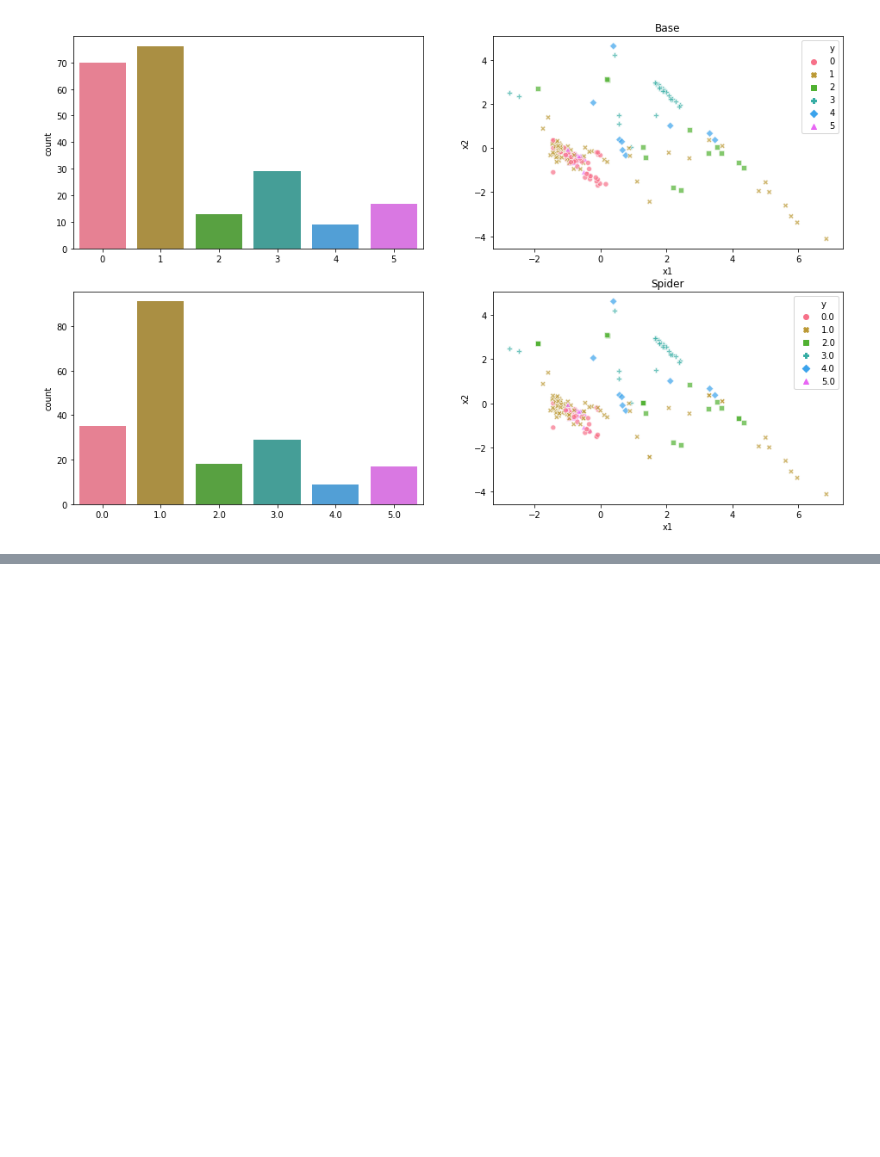
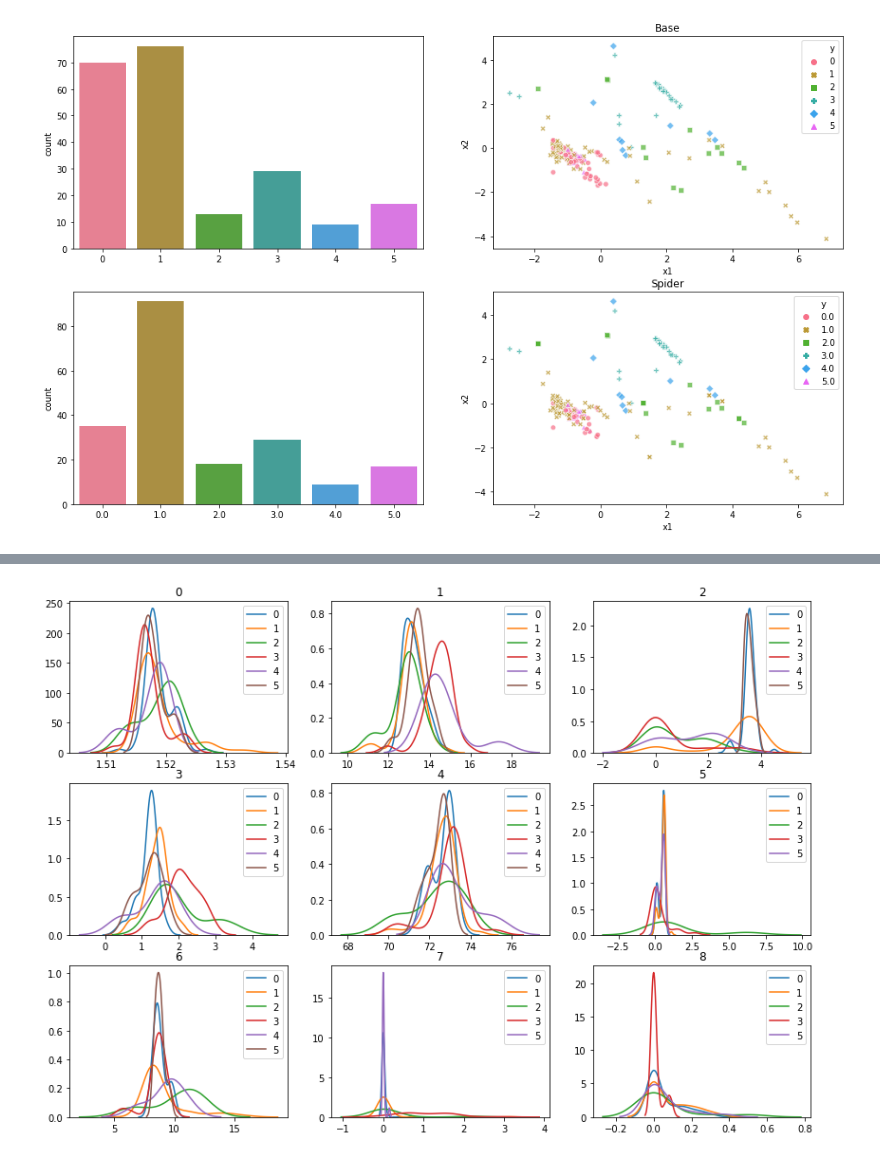
Before and after one commit to damianhorna/multi-imbalance, a Jupyter notebook: benchmarks/resample/resample.ipynb, the cells around one changed output, grey strips where cells are left out. Saved outputs shown, nothing was run; the diff lists cells and outputs as text; code cells hidden in the pictures; blank space fills up the shorter version.

```diff
--- a/benchmarks/resample/resample.ipynb
+++ b/benchmarks/resample/resample.ipynb
@@ -247,0 +300,13 @@ sns.scatterplot(x='x1', y='x2', hue='y', style='y', data=df, alpha=0.7, ax=axs[3
+# %%
+plt.figure(figsize=(14,10))
+for i in range(X.shape[1]):
+    plt.subplot(3,3,i+1)
+    plt.title(i)
+    for label in labels:
+        try:
+            sns.kdeplot(X[y==label][:,i], label=label)
+        except:
+            pass
+plt.show()
+# %% [output]
+[figure, added]
```
Also changed, not shown: parts of 21 cells of this notebook.
